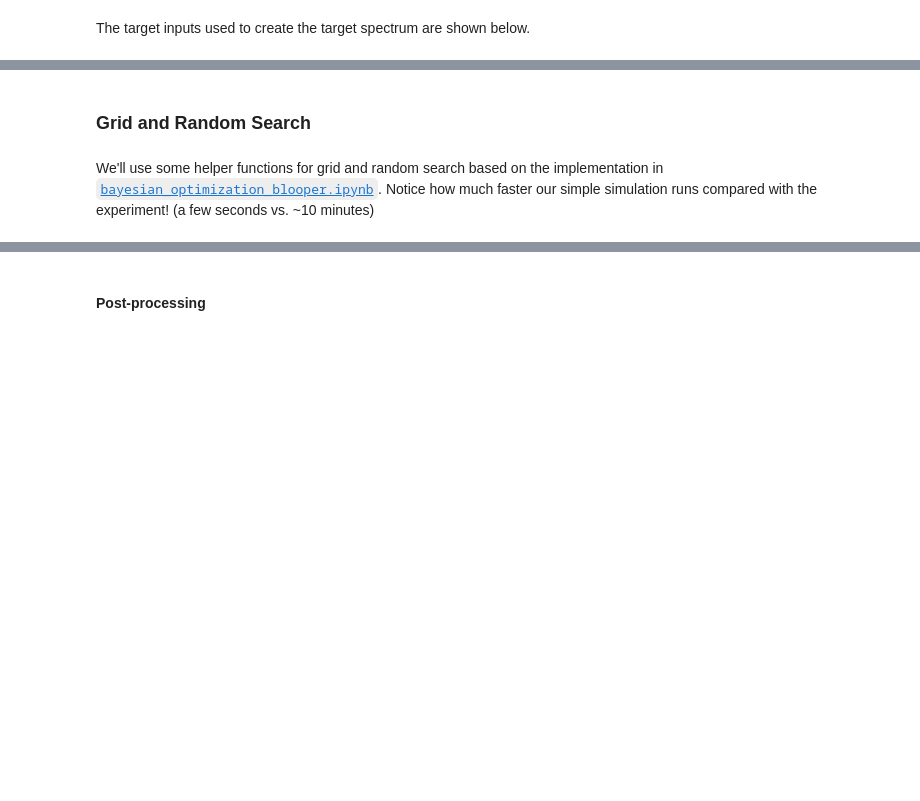
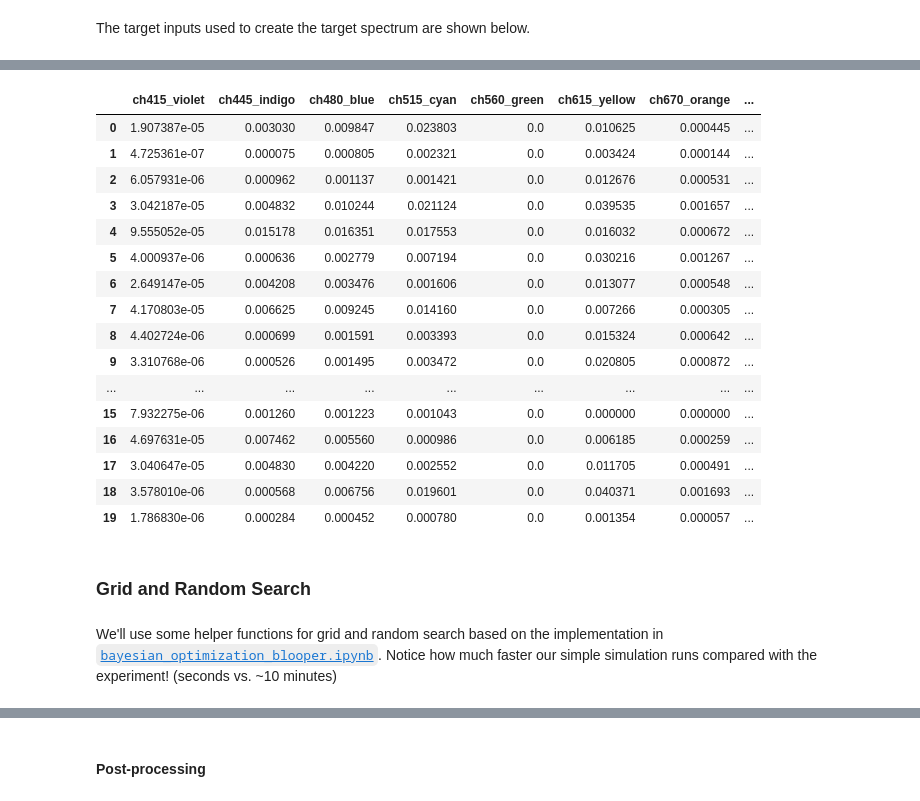
Before and after one commit to sparks-baird/self-driving-lab-demo, a Jupyter notebook: notebooks/sensor_simulator.ipynb, the cells around one changed output, grey strips where cells are left out. Cells and saved outputs as stored; diff of their text form; code cells hidden in the pictures; blank space fills up the shorter version.

Commit message:
simulation notebook

```diff
--- a/notebooks/sensor_simulator.ipynb
+++ b/notebooks/sensor_simulator.ipynb
@@ -362,6 +371,27 @@ pd.DataFrame(target_inputs, columns=["brightness", "R", "G", "B"])
+# %%
+target_data = [sdl.target_data for sdl in sdls]
+pd.DataFrame(target_data, columns=sdls[0].channel_names)
+# %% [output]
+|  | ch415_violet | ch445_indigo | ch480_blue | ch515_cyan | ch560_green | ch615_yellow | ch670_orange | ... |
+| 0 | 1.907387e-05 | 0.003030 | 0.009847 | 0.023803 | 0.0 | 0.010625 | 0.000445 | ... |
+| 1 | 4.725361e-07 | 0.000075 | 0.000805 | 0.002321 | 0.0 | 0.003424 | 0.000144 | ... |
+| 2 | 6.057931e-06 | 0.000962 | 0.001137 | 0.001421 | 0.0 | 0.012676 | 0.000531 | ... |
+| 3 | 3.042187e-05 | 0.004832 | 0.010244 | 0.021124 | 0.0 | 0.039535 | 0.001657 | ... |
+| 4 | 9.555052e-05 | 0.015178 | 0.016351 | 0.017553 | 0.0 | 0.016032 | 0.000672 | ... |
+| 5 | 4.000937e-06 | 0.000636 | 0.002779 | 0.007194 | 0.0 | 0.030216 | 0.001267 | ... |
+| 6 | 2.649147e-05 | 0.004208 | 0.003476 | 0.001606 | 0.0 | 0.013077 | 0.000548 | ... |
+| 7 | 4.170803e-05 | 0.006625 | 0.009245 | 0.014160 | 0.0 | 0.007266 | 0.000305 | ... |
+| 8 | 4.402724e-06 | 0.000699 | 0.001591 | 0.003393 | 0.0 | 0.015324 | 0.000642 | ... |
+| 9 | 3.310768e-06 | 0.000526 | 0.001495 | 0.003472 | 0.0 | 0.020805 | 0.000872 | ... |
+| ... | ... | ... | ... | ... | ... | ... | ... | ... |
+| 15 | 7.932275e-06 | 0.001260 | 0.001223 | 0.001043 | 0.0 | 0.000000 | 0.000000 | ... |
+| 16 | 4.697631e-05 | 0.007462 | 0.005560 | 0.000986 | 0.0 | 0.006185 | 0.000259 | ... |
+| 17 | 3.040647e-05 | 0.004830 | 0.004220 | 0.002552 | 0.0 | 0.011705 | 0.000491 | ... |
+| 18 | 3.578010e-06 | 0.000568 | 0.006756 | 0.019601 | 0.0 | 0.040371 | 0.001693 | ... |
+| 19 | 1.786830e-06 | 0.000284 | 0.000452 | 0.000780 | 0.0 | 0.001354 | 0.000057 | ... |
 # %% [markdown]
 ### Grid and Random Search
 # %% [markdown]
 We'll use some helper functions for grid and random search based on the implementation
 in [`bayesian_optimization_blooper.ipynb`](bayesian_optimization_blooper.ipynb). Notice
-how much faster our simple simulation runs compared with the experiment! (a few seconds vs. ~10 minutes)
+how much faster our simple simulation runs compared with the experiment! (seconds vs. ~10 minutes)
```
Also changed, not shown: parts of 33 cells of this notebook.
